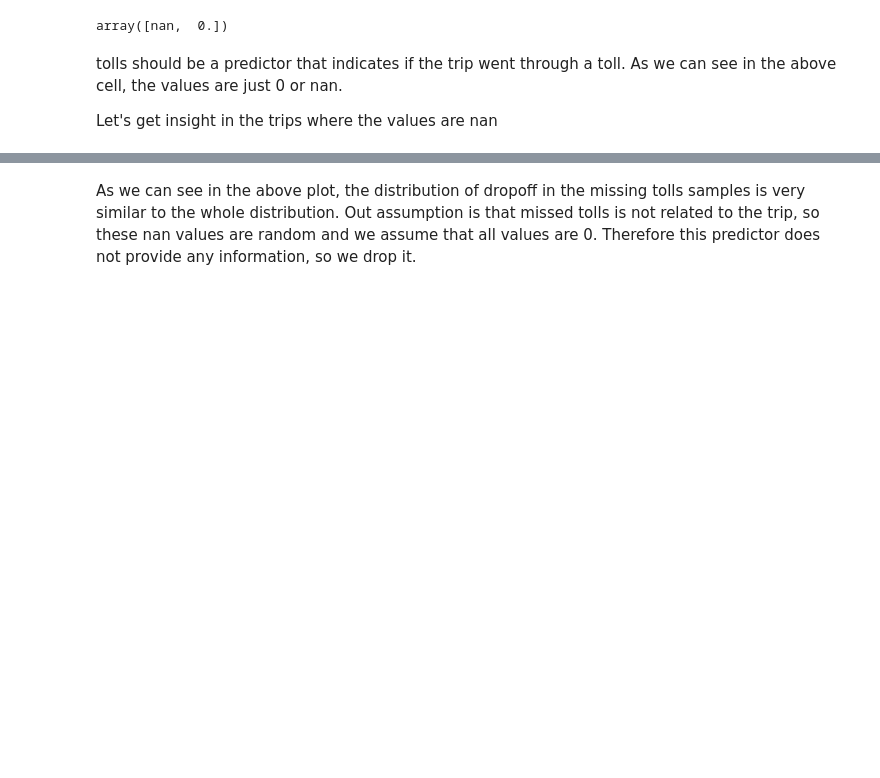
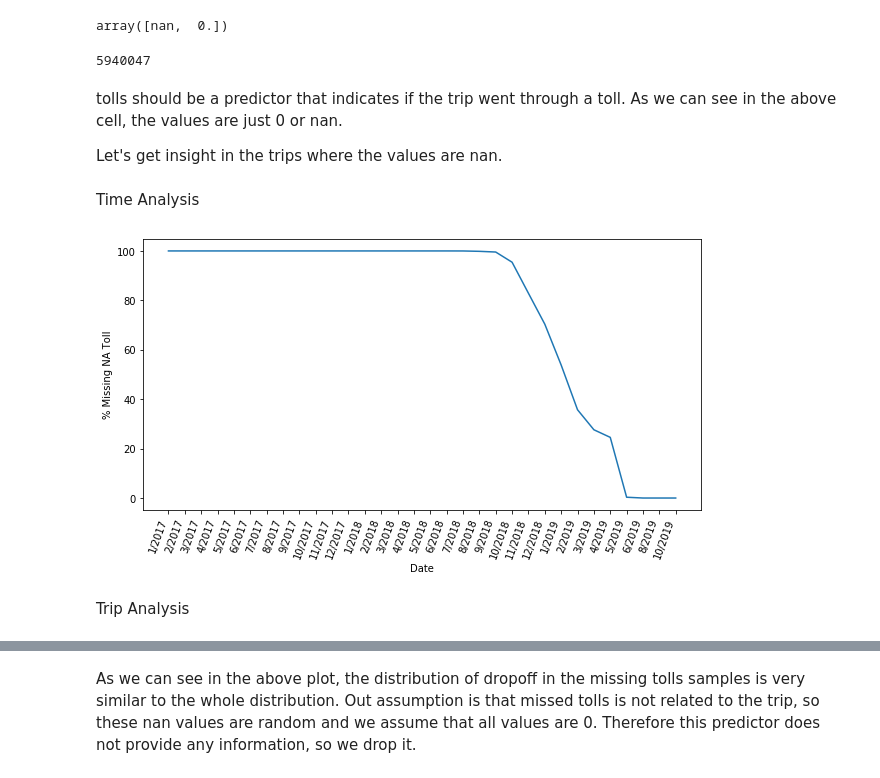
Before and after one commit to alexisgaziello/CSP_MATH_571_taxi_oracle, a Jupyter notebook: src/Taxis Analysis.ipynb, the cells around one changed output, grey strips where cells are left out. Drawn from its saved outputs; the diff is of its cells as text; code cells hidden in the pictures; blank space fills up the shorter version.

```diff
--- a/src/Taxis Analysis.ipynb
+++ b/src/Taxis Analysis.ipynb
@@ -145,10 +214,38 @@ Let's handle missing values per feature
 df['tolls'].unique()
 # %% [output]
 array([nan,  0.])
+# %%
+df['tolls'].isna().sum()
+# %% [output]
+5940047
 # %% [markdown]
 tolls should be a predictor that indicates if the trip went through a toll. As we can see in the above cell, the values are just 0 or nan.
 
-Let's get insight in the trips where the values are nan
+Let's get insight in the trips where the values are nan.
+# %% [markdown]
+Time Analysis
+# %%
+timeStart = df[['trip_start_timestamp_year','trip_start_timestamp_month','trip_start_timestamp_quarter']]
+timeStart_tollNA = df.loc[df['tolls'].isna(),['trip_start_timestamp_year','trip_start_timestamp_month','trip_start_timestamp_quarter']]
+# %%
+timeStart_grouped = timeStart.groupby(['trip_start_timestamp_year','trip_start_timestamp_month']).size().reset_index()
+timeStart_tollNA_grouped = timeStart_tollNA.groupby(['trip_start_timestamp_year','trip_start_timestamp_month']).size().reset_index()
+# %%
+x = timeStart_tollNA_grouped[['trip_start_timestamp_year','trip_start_timestamp_month']].apply(lambda row : '{}/{}'.format(row['trip_start_timestamp_month'],row['trip_start_timestamp_year']),axis=1).values
+y = 100 * timeStart_tollNA_grouped[0]/timeStart_grouped[0]
+y = y[~y.isna()]
+
+plt.figure(figsize=(10,5))
+plt.plot(x,y)
+plt.xticks(rotation=70, ha='right')
+plt.xlabel('Date')
+plt.ylabel('% Missing NA Toll')
+
+plt.show()
+# %% [output]
+[figure, added]
+# %% [markdown]
+Trip Analysis
 # %%
 dropCA_tollNA = df.loc[df['tolls'].isna(),'dropoff_community_area']
 dropCA = df['dropoff_community_area']
```
Also changed, not shown: parts of 16 cells of this notebook.
